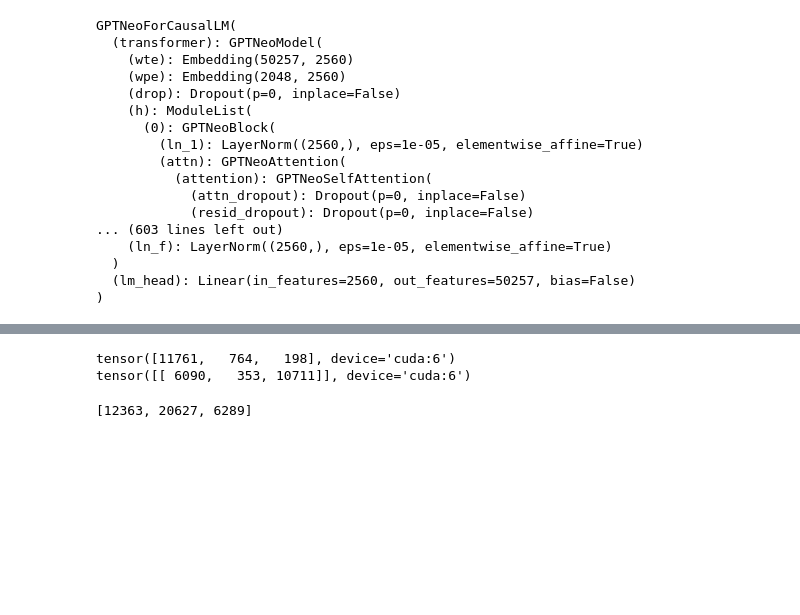
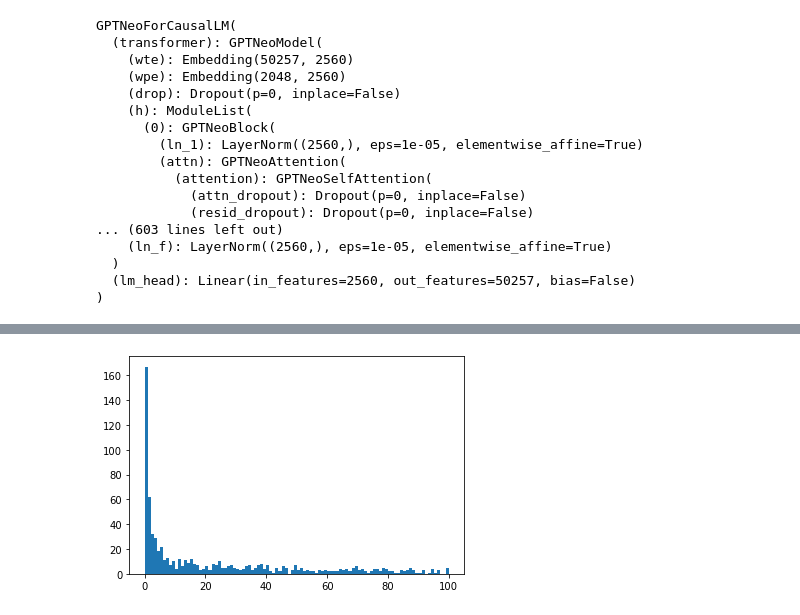
Before and after one commit to jiashenggu/gpt-neo, a Jupyter notebook: trans/trans.ipynb, the cells around one changed output, grey strips where cells are left out. Cells and saved outputs as stored; diff of their text form; code cells hidden in the pictures; blank space fills up the shorter version.

```diff
--- a/trans/trans.ipynb
+++ b/trans/trans.ipynb
@@ -10,7 +11,7 @@ import csv
 tokenizer = GPT2Tokenizer.from_pretrained("EleutherAI/gpt-neo-2.7B")
 model = GPTNeoForCausalLM.from_pretrained("EleutherAI/gpt-neo-2.7B")
 # %%
-device = torch.device('cuda:6')
+device = torch.device('cuda:0')
 model.to(device)
 # %% [output]
 GPTNeoForCausalLM(
@@ -274,7 +308,6 @@ print(hits.get_metric())
 # %%
-%matplotlib notebook
 import matplotlib.pyplot as plt
-plt.hist(total_ranks, bins = 100)
-plt.savefig('birth_gptneo.jpg')
+plt.hist(total_ranks, bins = 100, range = [0, 100])
+plt.savefig(birth_property+'_gptneo.jpg')
 plt.show()
 # %% [output]
@@ -283,12 +314 @@ plt.show()
+[figure, added]
-# %%
-print(torch.argmax(gen_scores, dim = 1))
-print(place_ids)
-rank = torch.argsort(gen_scores, dim = 1, descending=True)
-rank = torch.argsort(rank, dim = 1)
-# %% [output]
-tensor([11761,   764,   198], device='cuda:6')
-tensor([[ 6090,   353, 10711]], device='cuda:6')
-# %%
-[rank[i][id].item() for i, id in enumerate(place_ids[0])]
-# %% [output]
-[12363, 20627, 6289]
```
Also changed, not shown: parts of 11 cells of this notebook, 11 other files.
